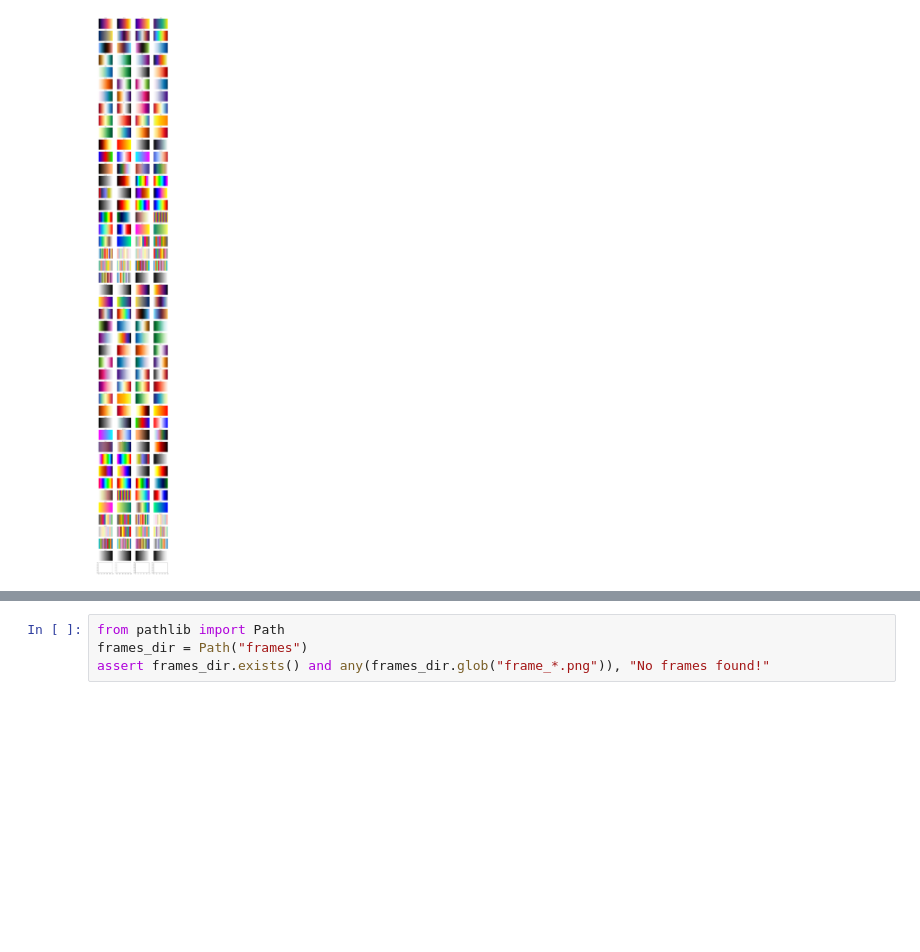
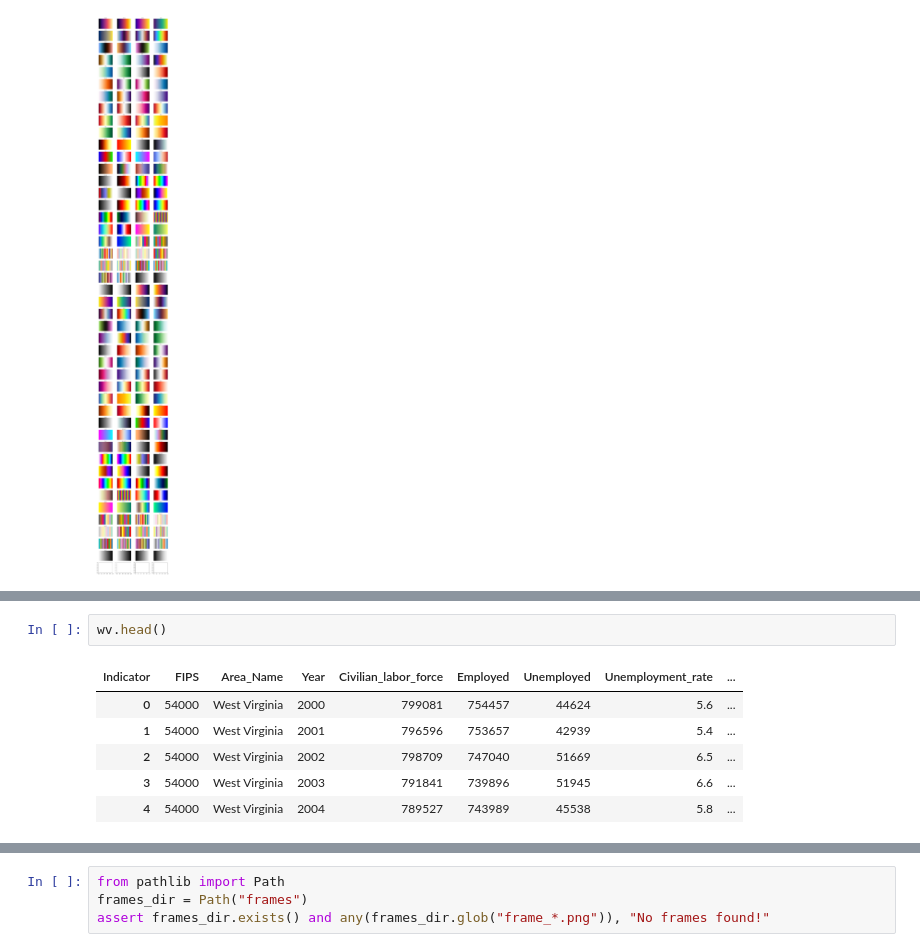
Before and after one commit to mileslilly2/code_for_whatever_you_are, a Jupyter notebook: gif_animation_in_Python_clean.ipynb, the cells around one changed output, grey strips where cells are left out. Cells and saved outputs as stored; diff of their text form; blank space fills up the shorter version.

```diff
--- a/gif_animation_in_Python_clean.ipynb
+++ b/gif_animation_in_Python_clean.ipynb
@@ -175,0 +220,9 @@ plt.show()
+# %%
+wv.head()
+# %% [output]
+| Indicator | FIPS | Area_Name | Year | Civilian_labor_force | Employed | Unemployed | Unemployment_rate | ... |
+| 0 | 54000 | West Virginia | 2000 | 799081 | 754457 | 44624 | 5.6 | ... |
+| 1 | 54000 | West Virginia | 2001 | 796596 | 753657 | 42939 | 5.4 | ... |
+| 2 | 54000 | West Virginia | 2002 | 798709 | 747040 | 51669 | 6.5 | ... |
+| 3 | 54000 | West Virginia | 2003 | 791841 | 739896 | 51945 | 6.6 | ... |
+| 4 | 54000 | West Virginia | 2004 | 789527 | 743989 | 45538 | 5.8 | ... |
```
Also changed, not shown: parts of 17 cells of this notebook.
